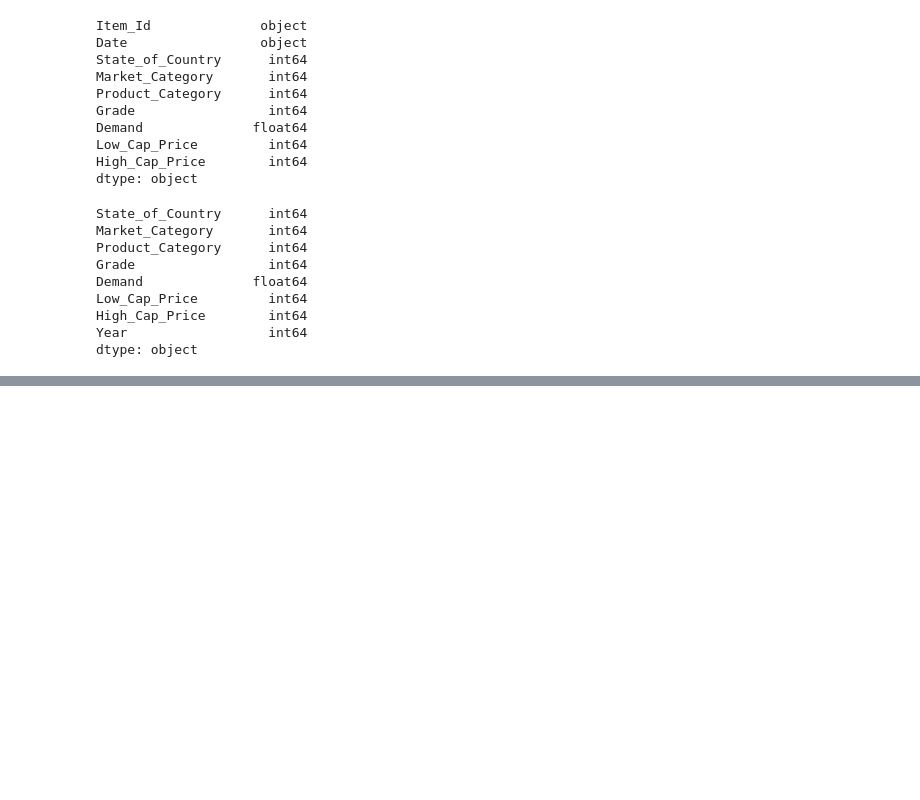
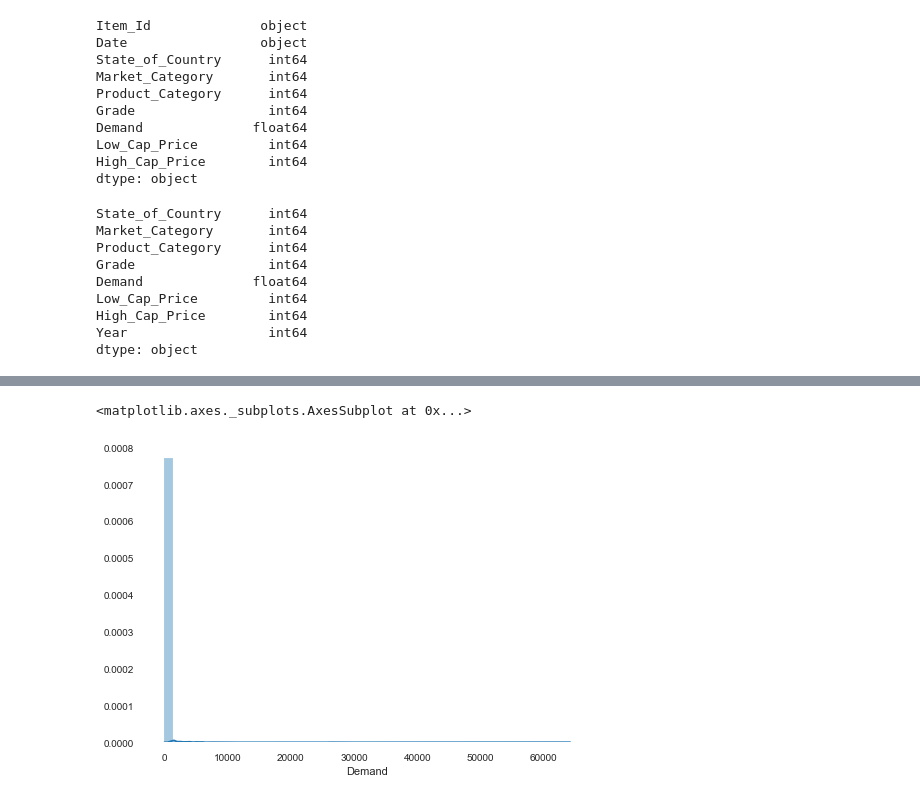
Before and after one commit to falcolf/Predict-Lowest-Price, a Jupyter notebook: EDA.ipynb, the cells around one changed output, grey strips where cells are left out. Drawn from its saved outputs; the diff is of its cells as text; code cells hidden in the pictures; blank space fills up the shorter version.

```diff
--- a/EDA.ipynb
+++ b/EDA.ipynb
@@ -72,0 +103,5 @@ profile.to_file(output_file='ProfileReport.html')
+# %%
+sns.distplot(df.Demand)
+# %% [output]
+<matplotlib.axes._subplots.AxesSubplot at 0x...>
+[figure, added]
```
Also changed, not shown: parts of 6 cells of this notebook.
